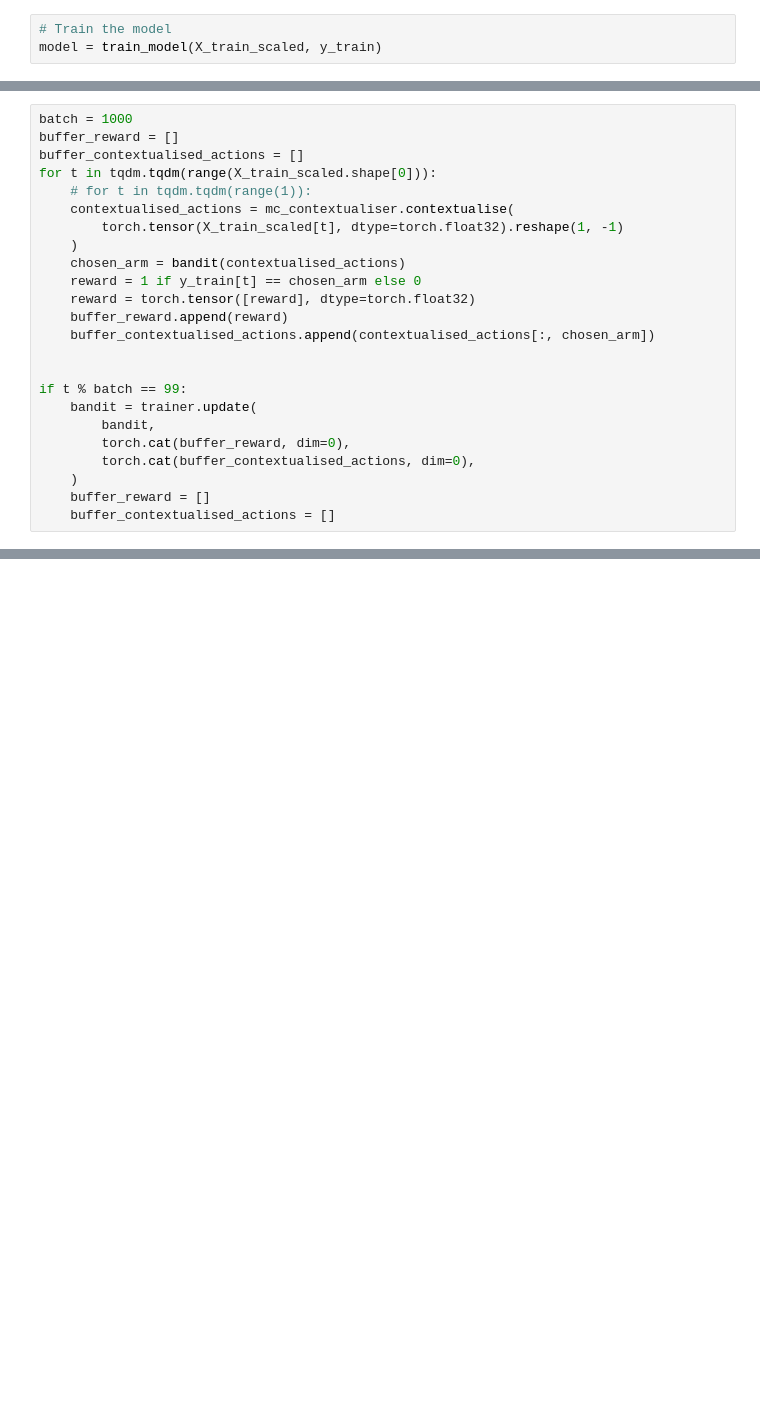
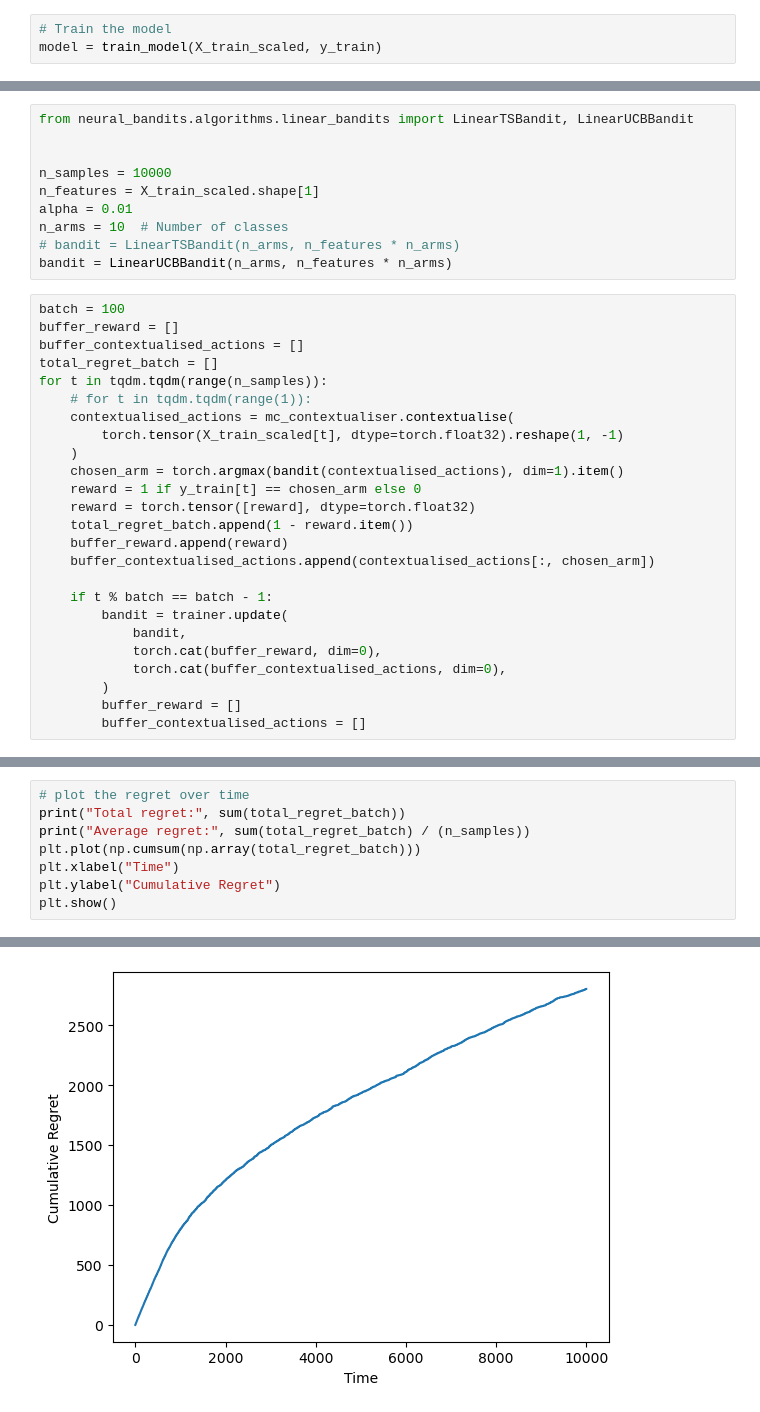
Before and after one commit to philippkolbe/calvera, a Jupyter notebook: examples/mnist/linucb.ipynb, the cells around one changed output, grey strips where cells are left out. Cells and saved outputs as stored; diff of their text form; blank space fills up the shorter version.

```diff
--- a/examples/mnist/linucb.ipynb
+++ b/examples/mnist/linucb.ipynb
@@ -126,24 +147,35 @@ for t in tqdm.tqdm(range(X_train_scaled.shape[0])):
+# %%
+from neural_bandits.algorithms.linear_bandits import LinearTSBandit, LinearUCBBandit
+
+
+n_samples = 10000
+n_features = X_train_scaled.shape[1]
+alpha = 0.01
+n_arms = 10  # Number of classes
+# bandit = LinearTSBandit(n_arms, n_features * n_arms)
+bandit = LinearUCBBandit(n_arms, n_features * n_arms)
 # %%
-batch = 1000
+batch = 100
 buffer_reward = []
 buffer_contextualised_actions = []
-for t in tqdm.tqdm(range(X_train_scaled.shape[0])):
+total_regret_batch = []
+for t in tqdm.tqdm(range(n_samples)):
     # for t in tqdm.tqdm(range(1)):
     contextualised_actions = mc_contextualiser.contextualise(
         torch.tensor(X_train_scaled[t], dtype=torch.float32).reshape(1, -1)
     )
-    chosen_arm = bandit(contextualised_actions)
+    chosen_arm = torch.argmax(bandit(contextualised_actions), dim=1).item()
     reward = 1 if y_train[t] == chosen_arm else 0
     reward = torch.tensor([reward], dtype=torch.float32)
+    total_regret_batch.append(1 - reward.item())
     buffer_reward.append(reward)
     buffer_contextualised_actions.append(contextualised_actions[:, chosen_arm])
 
-
-if t % batch == 99:
-    bandit = trainer.update(
-        bandit,
-        torch.cat(buffer_reward, dim=0),
-        torch.cat(buffer_contextualised_actions, dim=0),
-    )
-    buffer_reward = []
-    buffer_contextualised_actions = []
+    if t % batch == batch - 1:
+        bandit = trainer.update(
+            bandit,
+            torch.cat(buffer_reward, dim=0),
+            torch.cat(buffer_contextualised_actions, dim=0),
+        )
+        buffer_reward = []
+        buffer_contextualised_actions = []
@@ -186,0 +182,9 @@ KeyboardInterrupt:
+# %%
+# plot the regret over time
+print("Total regret:", sum(total_regret_batch))
+print("Average regret:", sum(total_regret_batch) / (n_samples))
+plt.plot(np.cumsum(np.array(total_regret_batch)))
+plt.xlabel("Time")
+plt.ylabel("Cumulative Regret")
+plt.show()
+# %% [output]
@@ -186,0 +193 @@ KeyboardInterrupt:
+[figure, added]
```
Also changed, not shown: parts of 7 cells of this notebook, 1 other file.
